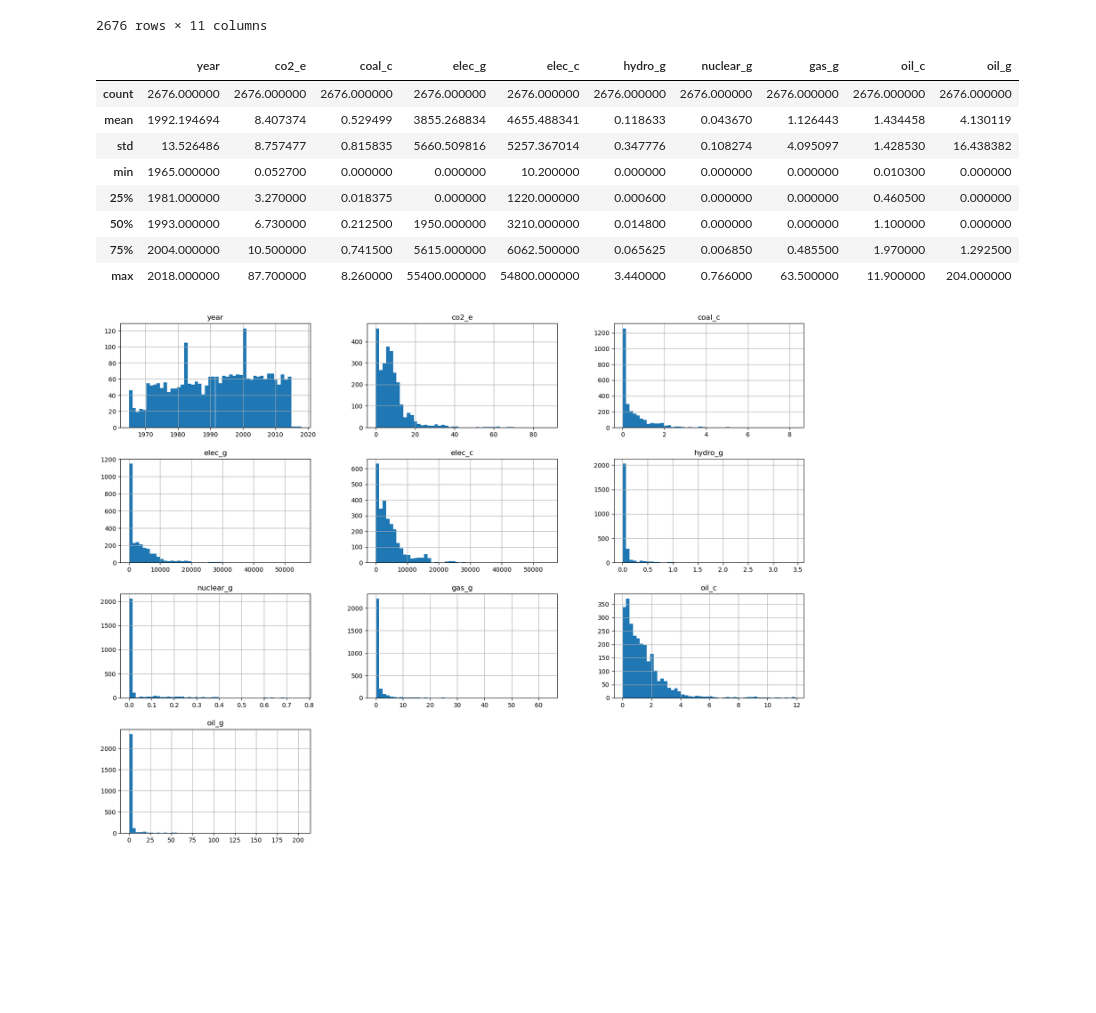
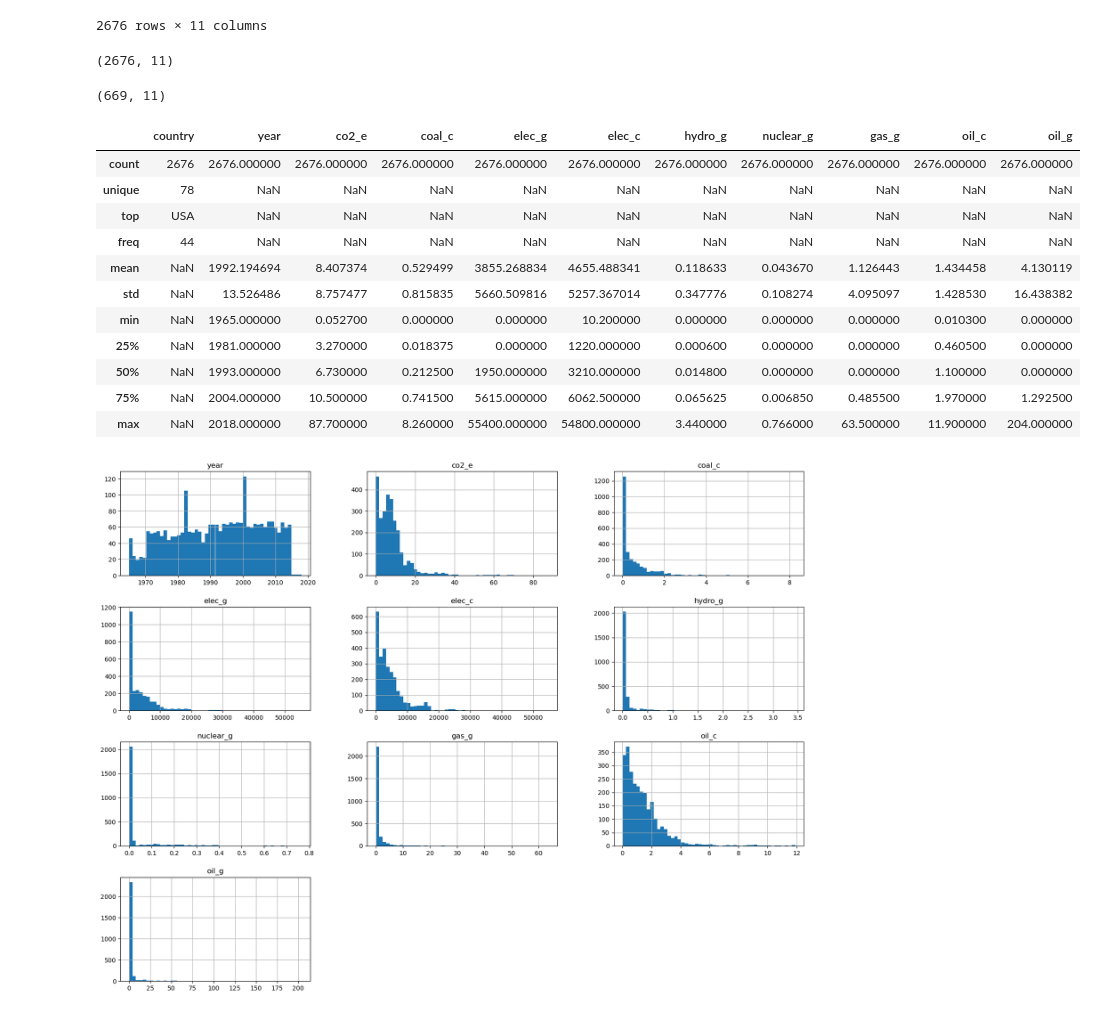
Before and after one commit to UBC-MDS/DSCI_522_Group-11_Save-The-Earth, a Jupyter notebook: src/save_the_earth_model.ipynb, the cells around one changed output. Drawn from its saved outputs; the diff is of its cells as text; code cells hidden in the pictures; blank space fills up the shorter version.

```diff
--- a/EDA/EDA.ipynb
+++ b/src/save_the_earth_model.ipynb
@@ -6,3 +116,3 @@ import altair as alt
 # %%
 # read data
-df = pd.read_csv("../Data/Processed/save_the_earth_processed_data.csv", index_col=0)
+df = pd.read_csv("../data/processed/save_the_earth_processed_data.csv", index_col=0)
@@ -83,19 +195,30 @@ train_df
 | 1122 | Slovak Republic | 1985 | 11.50 | 1.6400 | 4360.0 | 4840.0 | 0.03540 | 0.15700 | 0.0000 | 1.200 | 0.0000 |
 | 1346 | Spain | 1989 | 5.75 | 0.4940 | 3760.0 | 3440.0 | 0.04290 | 0.12400 | 0.0000 | 1.230 | 0.0000 |
 2676 rows × 11 columns
+# %%
+train_df.shape
+# %% [output]
+(2676, 11)
+# %%
+test_df.shape
+# %% [output]
+(669, 11)
 # %%
 # statistical summary for all numeric columns
-train_df.describe()
+train_df.describe(include='all')
 # %% [output]
-|  | year | co2_e | coal_c | elec_g | elec_c | hydro_g | nuclear_g | gas_g | oil_c | oil_g |
-| count | 2676.000000 | 2676.000000 | 2676.000000 | 2676.000000 | 2676.000000 | 2676.000000 | 2676.000000 | 2676.000000 | 2676.000000 | 2676.000000 |
-| mean | 1992.194694 | 8.407374 | 0.529499 | 3855.268834 | 4655.488341 | 0.118633 | 0.043670 | 1.126443 | 1.434458 | 4.130119 |
-| std | 13.526486 | 8.757477 | 0.815835 | 5660.509816 | 5257.367014 | 0.347776 | 0.108274 | 4.095097 | 1.428530 | 16.438382 |
-| min | 1965.000000 | 0.052700 | 0.000000 | 0.000000 | 10.200000 | 0.000000 | 0.000000 | 0.000000 | 0.010300 | 0.000000 |
-| 25% | 1981.000000 | 3.270000 | 0.018375 | 0.000000 | 1220.000000 | 0.000600 | 0.000000 | 0.000000 | 0.460500 | 0.000000 |
-| 50% | 1993.000000 | 6.730000 | 0.212500 | 1950.000000 | 3210.000000 | 0.014800 | 0.000000 | 0.000000 | 1.100000 | 0.000000 |
-| 75% | 2004.000000 | 10.500000 | 0.741500 | 5615.000000 | 6062.500000 | 0.065625 | 0.006850 | 0.485500 | 1.970000 | 1.292500 |
-| max | 2018.000000 | 87.700000 | 8.260000 | 55400.000000 | 54800.000000 | 3.440000 | 0.766000 | 63.500000 | 11.900000 | 204.000000 |
+|  | country | year | co2_e | coal_c | elec_g | elec_c | hydro_g | nuclear_g | gas_g | oil_c | oil_g |
+| count | 2676 | 2676.000000 | 2676.000000 | 2676.000000 | 2676.000000 | 2676.000000 | 2676.000000 | 2676.000000 | 2676.000000 | 2676.000000 | 2676.000000 |
+| unique | 78 | NaN | NaN | NaN | NaN | NaN | NaN | NaN | NaN | NaN | NaN |
+| top | USA | NaN | NaN | NaN | NaN | NaN | NaN | NaN | NaN | NaN | NaN |
+| freq | 44 | NaN | NaN | NaN | NaN | NaN | NaN | NaN | NaN | NaN | NaN |
+| mean | NaN | 1992.194694 | 8.407374 | 0.529499 | 3855.268834 | 4655.488341 | 0.118633 | 0.043670 | 1.126443 | 1.434458 | 4.130119 |
+| std | NaN | 13.526486 | 8.757477 | 0.815835 | 5660.509816 | 5257.367014 | 0.347776 | 0.108274 | 4.095097 | 1.428530 | 16.438382 |
+| min | NaN | 1965.000000 | 0.052700 | 0.000000 | 0.000000 | 10.200000 | 0.000000 | 0.000000 | 0.000000 | 0.010300 | 0.000000 |
+| 25% | NaN | 1981.000000 | 3.270000 | 0.018375 | 0.000000 | 1220.000000 | 0.000600 | 0.000000 | 0.000000 | 0.460500 | 0.000000 |
+| 50% | NaN | 1993.000000 | 6.730000 | 0.212500 | 1950.000000 | 3210.000000 | 0.014800 | 0.000000 | 0.000000 | 1.100000 | 0.000000 |
+| 75% | NaN | 2004.000000 | 10.500000 | 0.741500 | 5615.000000 | 6062.500000 | 0.065625 | 0.006850 | 0.485500 | 1.970000 | 1.292500 |
+| max | NaN | 2018.000000 | 87.700000 | 8.260000 | 55400.000000 | 54800.000000 | 3.440000 | 0.766000 | 63.500000 | 11.900000 | 204.000000 |
 # %%
 # Distributions for all numerical columns
 train_df.hist(bins=50, figsize=(20, 15));
```
Also changed, not shown: parts of 42 cells of this notebook, 6 other files.
